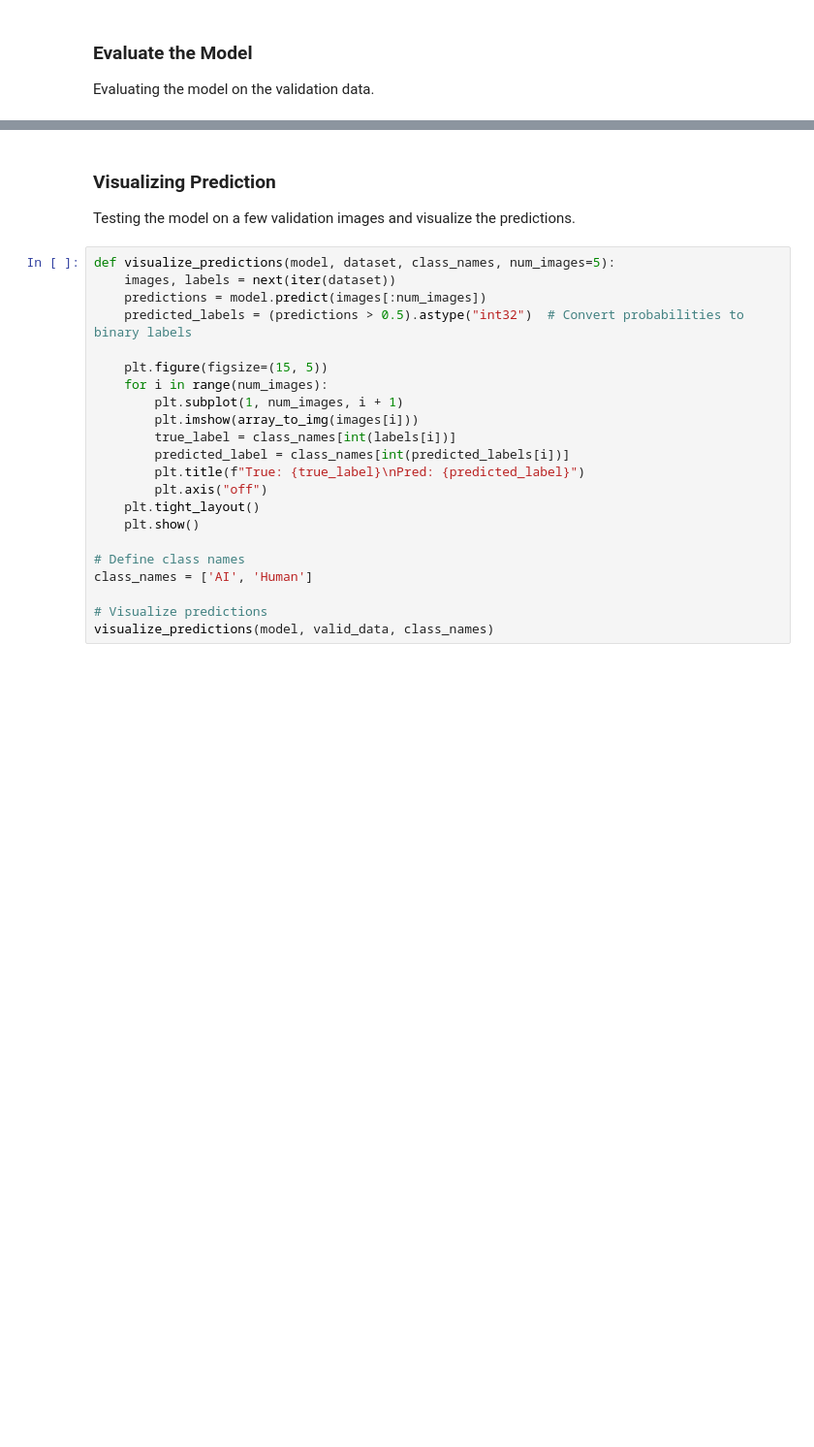
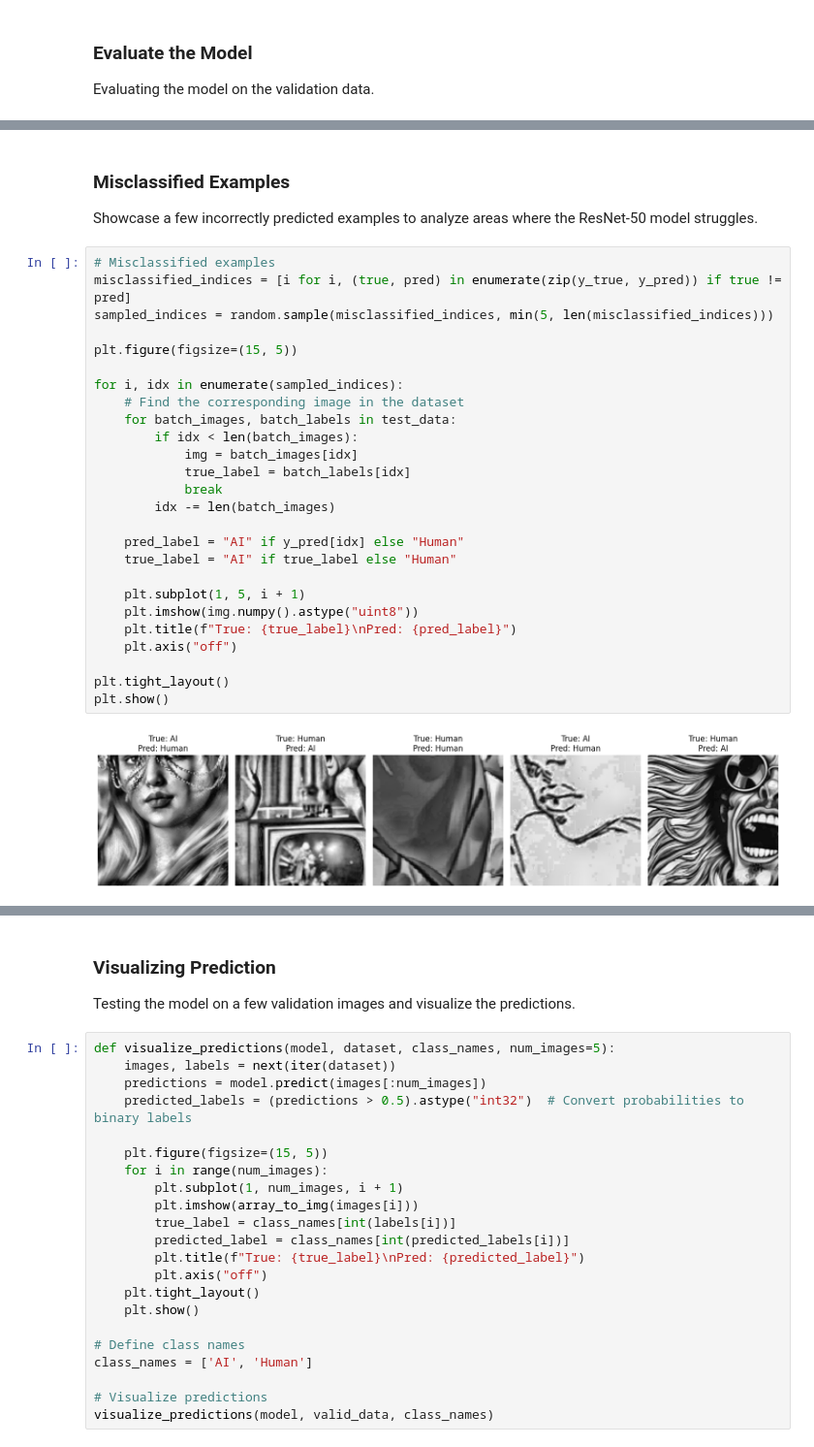
Before and after one commit to MominaSiddiq/AI_Generated_vs_HumanCreated_Sketches, a Jupyter notebook: AI_vs_Human_sketches_.ipynb, the cells around one changed output, grey strips where cells are left out. Shown at 97% size. Cells and saved outputs as stored; diff of their text form; blank space fills up the shorter version.

```diff
--- a/AI_vs_Human_sketches_.ipynb
+++ b/AI_vs_Human_sketches_.ipynb
@@ -639,0 +664,32 @@ plt.show()
+# %% [markdown]
+### Misclassified Examples
+
+Showcase a few incorrectly predicted examples to analyze areas where the ResNet-50 model struggles.
+# %%
+# Misclassified examples
+misclassified_indices = [i for i, (true, pred) in enumerate(zip(y_true, y_pred)) if true != pred]
+sampled_indices = random.sample(misclassified_indices, min(5, len(misclassified_indices)))
+
+plt.figure(figsize=(15, 5))
+
+for i, idx in enumerate(sampled_indices):
+    # Find the corresponding image in the dataset
+    for batch_images, batch_labels in test_data:
+        if idx < len(batch_images):
+            img = batch_images[idx]
+            true_label = batch_labels[idx]
+            break
+        idx -= len(batch_images)
+
+    pred_label = "AI" if y_pred[idx] else "Human"
+    true_label = "AI" if true_label else "Human"
+
+    plt.subplot(1, 5, i + 1)
+    plt.imshow(img.numpy().astype("uint8"))
+    plt.title(f"True: {true_label}\nPred: {pred_label}")
+    plt.axis("off")
+
+plt.tight_layout()
+plt.show()
+# %% [output]
+[figure, added]
```
Also changed, not shown: parts of 22 cells of this notebook.
